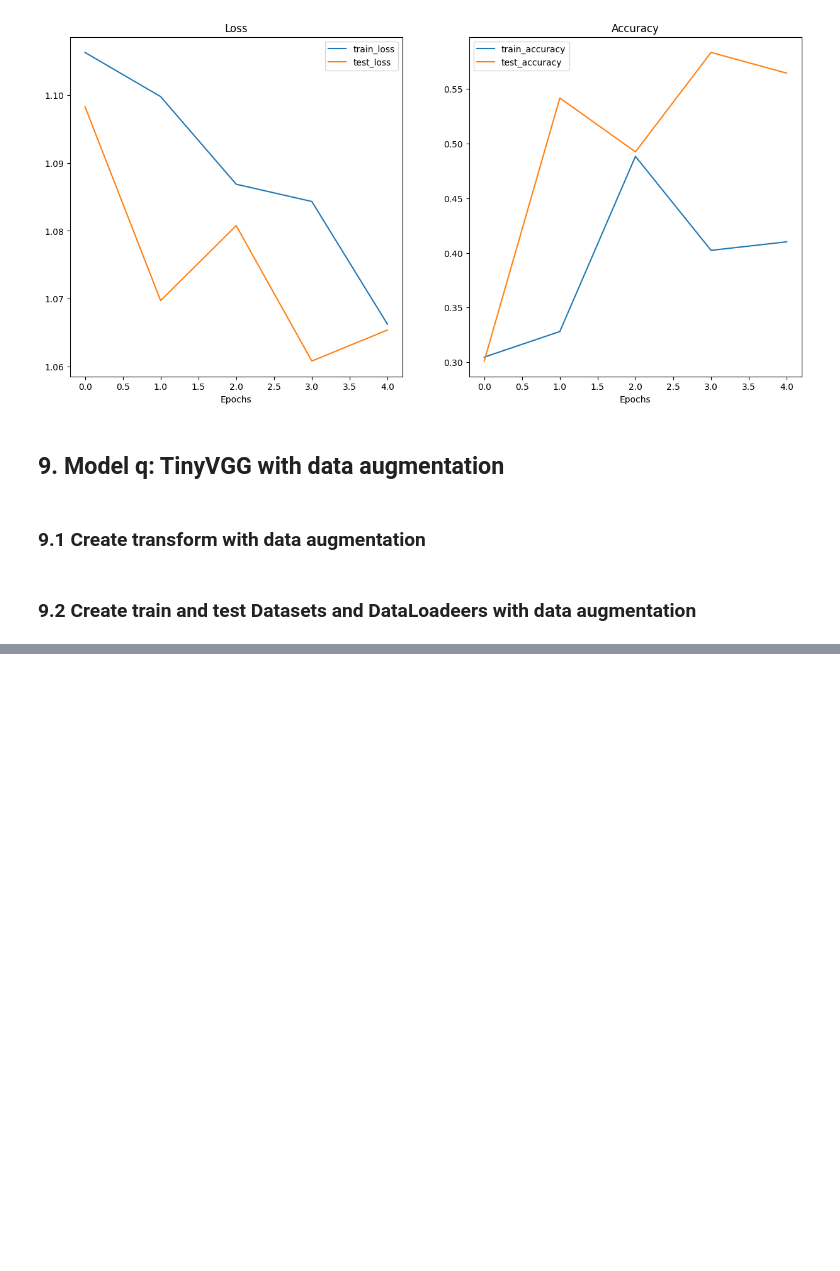
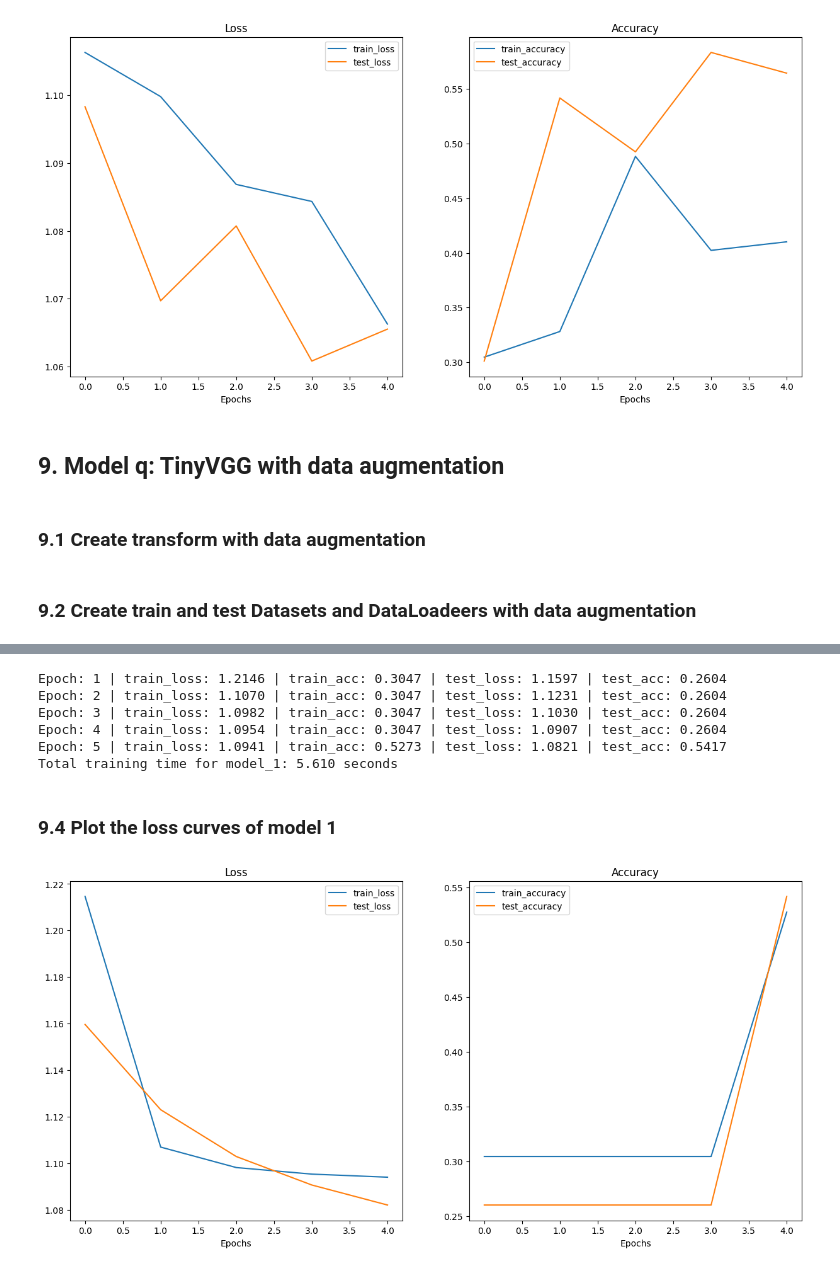
Before and after one commit to EduardoLawson1/Pytorch-Practice, a Jupyter notebook: Pytorch Custom Datasets/Pytorch_Custom_Datasets.ipynb, the cells around one changed output, grey strips where cells are left out. Drawn from its saved outputs; the diff is of its cells as text; code cells hidden in the pictures; blank space fills up the shorter version.

```diff
--- a/Pytorch Custom Datasets/Pytorch_Custom_Datasets.ipynb
+++ b/Pytorch Custom Datasets/Pytorch_Custom_Datasets.ipynb
@@ -1084,0 +1087,7 @@ test_dataloader_simple = DataLoader(dataset=test_data_simple,
+# %%
+# Create model_1 and send it to the target device
+torch.manual_seed(42)
+model_1 = TinyVGG(input_shape=3,
+                  hidden_units=10,
+                  output_shape=len(train_data_augmented.classes)).to(device)
+model_1
@@ -1084,0 +1115,41 @@ test_dataloader_simple = DataLoader(dataset=test_data_simple,
+# %%
+# Set the random seeds
+torch.manual_seed(42)
+torch.cuda.manual_seed(42)
+
+# Set the number of epochs
+NUM_EPOCHS = 5
+
+# Setup loss function
+loss_fn = nn.CrossEntropyLoss()
+optimizer = torch.optim.Adam(params=model_1.parameters(),
+                             lr=0.001)
+
+# Start the timer
+from timeit import default_timer as timer
+start_time = timer()
+
+# Train model 1
+model_1_results = train(model=model_1,
+                        train_dataloader=train_dataloader_augmented,
+                        test_dataloader=test_dataloader_simple,
+                        optimizer=optimizer,
+                        loss_fn=loss_fn,
+                        epochs=NUM_EPOCHS)
+
+# End the timer and print out how long it took
+end_time = timer()
+print(f"Total training time for model_1: {end_time-start_time:.3f} seconds")
+# %% [output]
+Epoch: 1 | train_loss: 1.2146 | train_acc: 0.3047 | test_loss: 1.1597 | test_acc: 0.2604
+Epoch: 2 | train_loss: 1.1070 | train_acc: 0.3047 | test_loss: 1.1231 | test_acc: 0.2604
+Epoch: 3 | train_loss: 1.0982 | train_acc: 0.3047 | test_loss: 1.1030 | test_acc: 0.2604
+Epoch: 4 | train_loss: 1.0954 | train_acc: 0.3047 | test_loss: 1.0907 | test_acc: 0.2604
+Epoch: 5 | train_loss: 1.0941 | train_acc: 0.5273 | test_loss: 1.0821 | test_acc: 0.5417
+Total training time for model_1: 5.610 seconds
+# %% [markdown]
+### 9.4 Plot the loss curves of model 1
+# %%
+plot_loss_curves(model_1_results)
+# %% [output]
+[figure, added]
```
Also changed, not shown: parts of 19 cells of this notebook.
